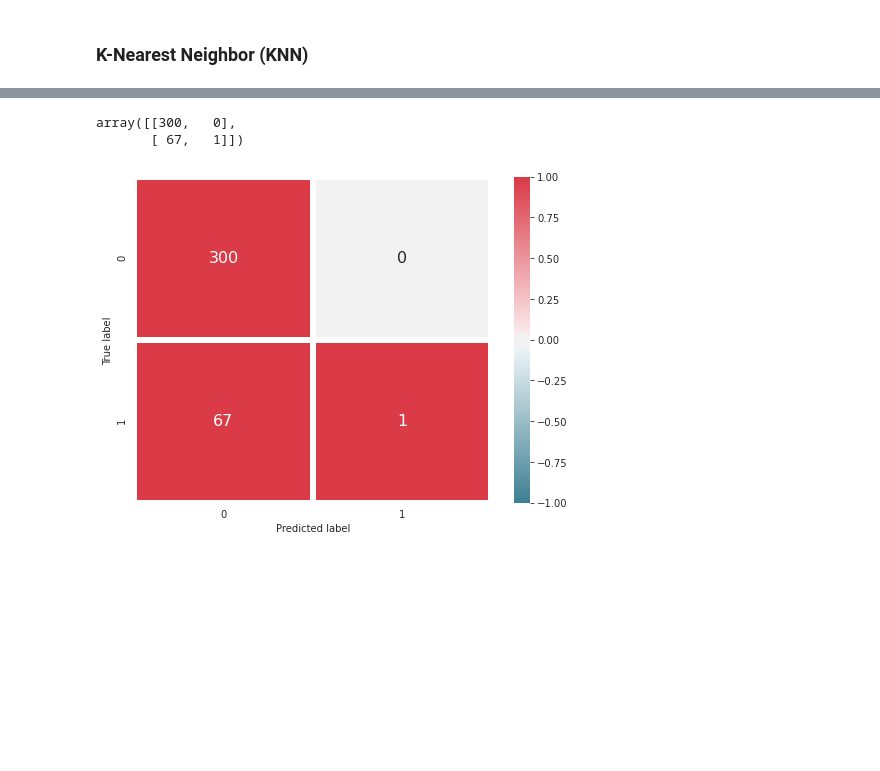
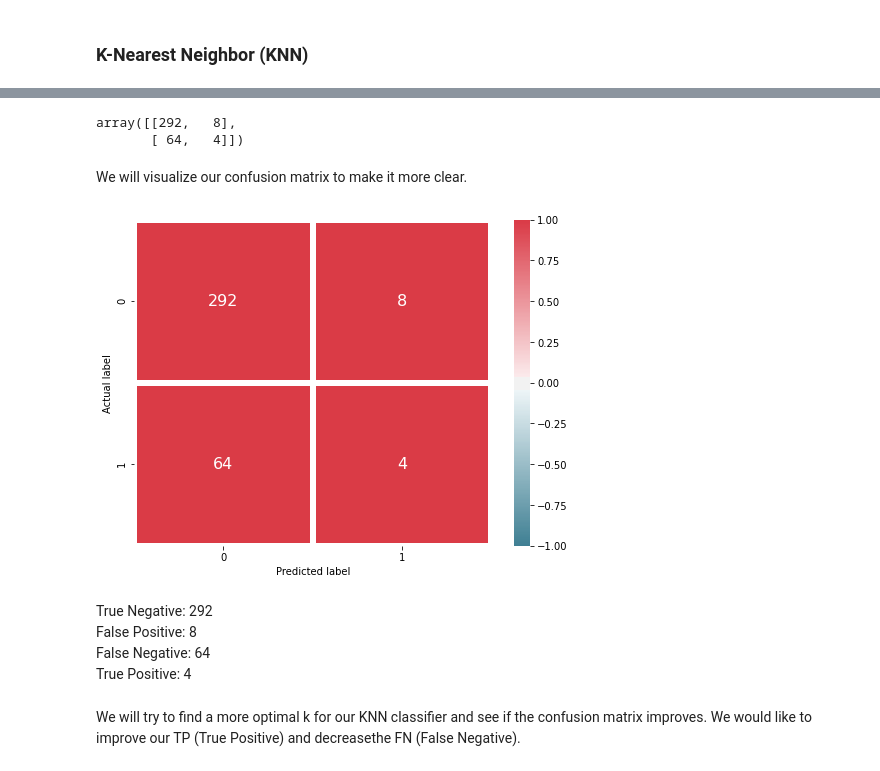
Before and after one commit to helenabarmer/machine_learning_intro, a Jupyter notebook: employee_attrition.ipynb, the cells around one changed output, grey strips where cells are left out. Cells and saved outputs as stored; diff of their text form; code cells hidden in the pictures; blank space fills up the shorter version.

```diff
--- a/employee_attrition.ipynb
+++ b/employee_attrition.ipynb
@@ -611,8 +611,15 @@ Our new applicant seems to be a good fit for the company so we will go ahead wit
 # Import KNN model
 from sklearn.neighbors import KNeighborsClassifier
 
+# Setting our target and adding the features
+target_knn = df_concat['Attrition']
+features_knn = df_concat.drop('Attrition', axis = 1)
+
+# Create train and test set
+X_train, X_test, y_train, y_test = train_test_split(features_knn, target_knn, test_size=0.25, random_state=10)
+
 #Create KNN Classifier and set number of neigbors
-knn = KNeighborsClassifier(n_neighbors=15)
+knn = KNeighborsClassifier(n_neighbors=5)
 
 # Trainig phase
 knn.fit(X_train, y_train)
@@ -635,15 +644,24 @@ from sklearn.metrics import confusion_matrix
 cf_matrix = confusion_matrix(y_test,knn_prediction)
 cf_matrix
 # %% [output]
-array([[300,   0],
-       [ 67,   1]])
+array([[292,   8],
+       [ 64,   4]])
+# %% [markdown]
+We will visualize our confusion matrix to make it more clear.
 # %%
 fig, ax = plt.subplots(figsize=(8, 6))
 
 sns.heatmap(cf_matrix, cmap=sns.diverging_palette(220, 10, as_cmap=True), annot=True,
             linewidths=5, fmt='g',
             vmin=-1, vmax=1, annot_kws={'size': "16"})
 
-ax.set(ylabel='True label', xlabel='Predicted label');
+ax.set(ylabel='Actual label', xlabel='Predicted label');
 # %% [output]
-[figure, old version]
+[figure, new version]
+# %% [markdown]
+True Negative: 292 <br>
+False Positive: 8 <br>
+False Negative: 64 <br>
+True Positive: 4 <br>
+# %% [markdown]
+We will try to find a more optimal k for our KNN classifier and see if the confusion matrix improves. We would like to improve our TP (True Positive) and decreasethe FN (False Negative).
```
Also changed, not shown: parts of 5 cells of this notebook.
